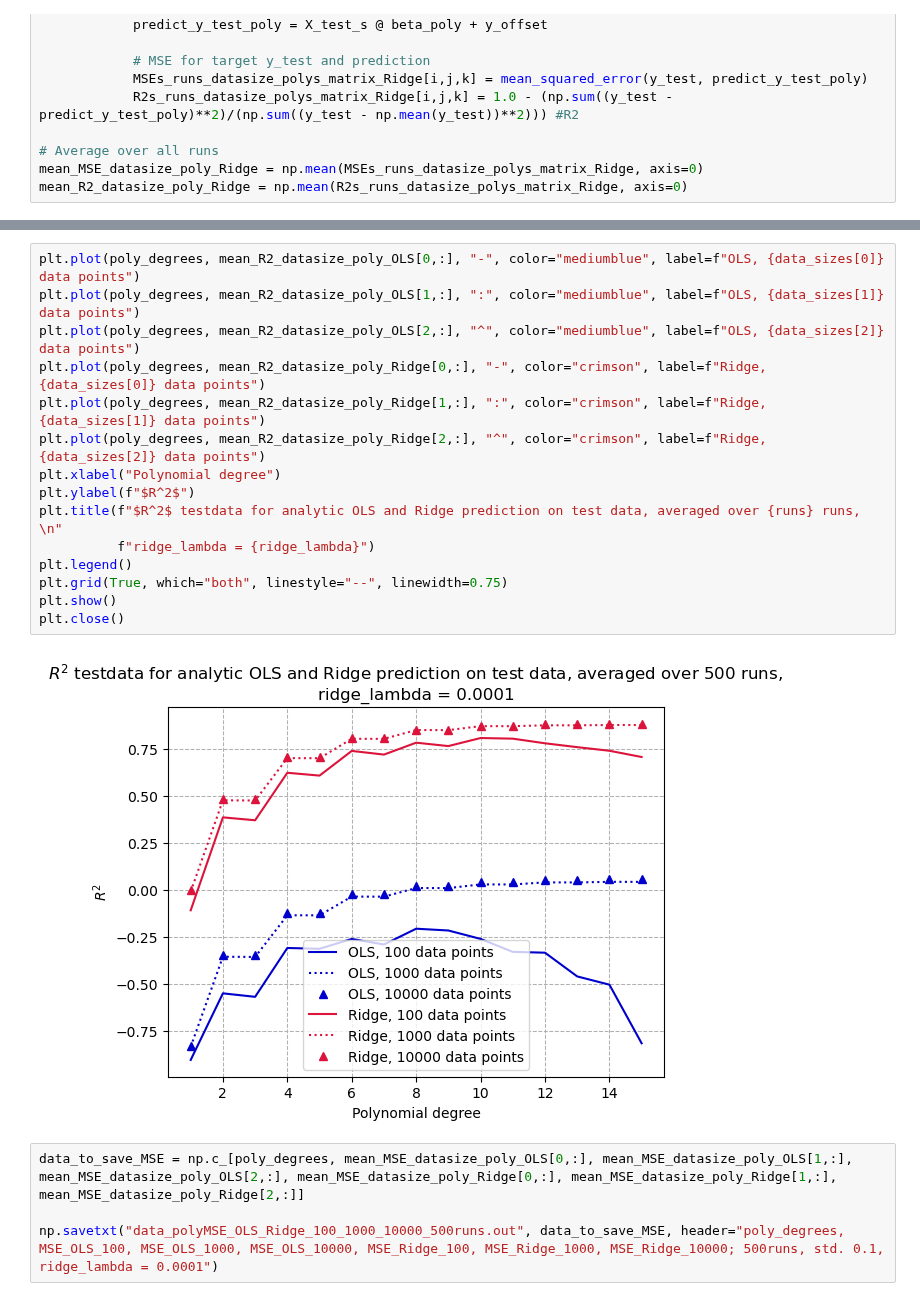
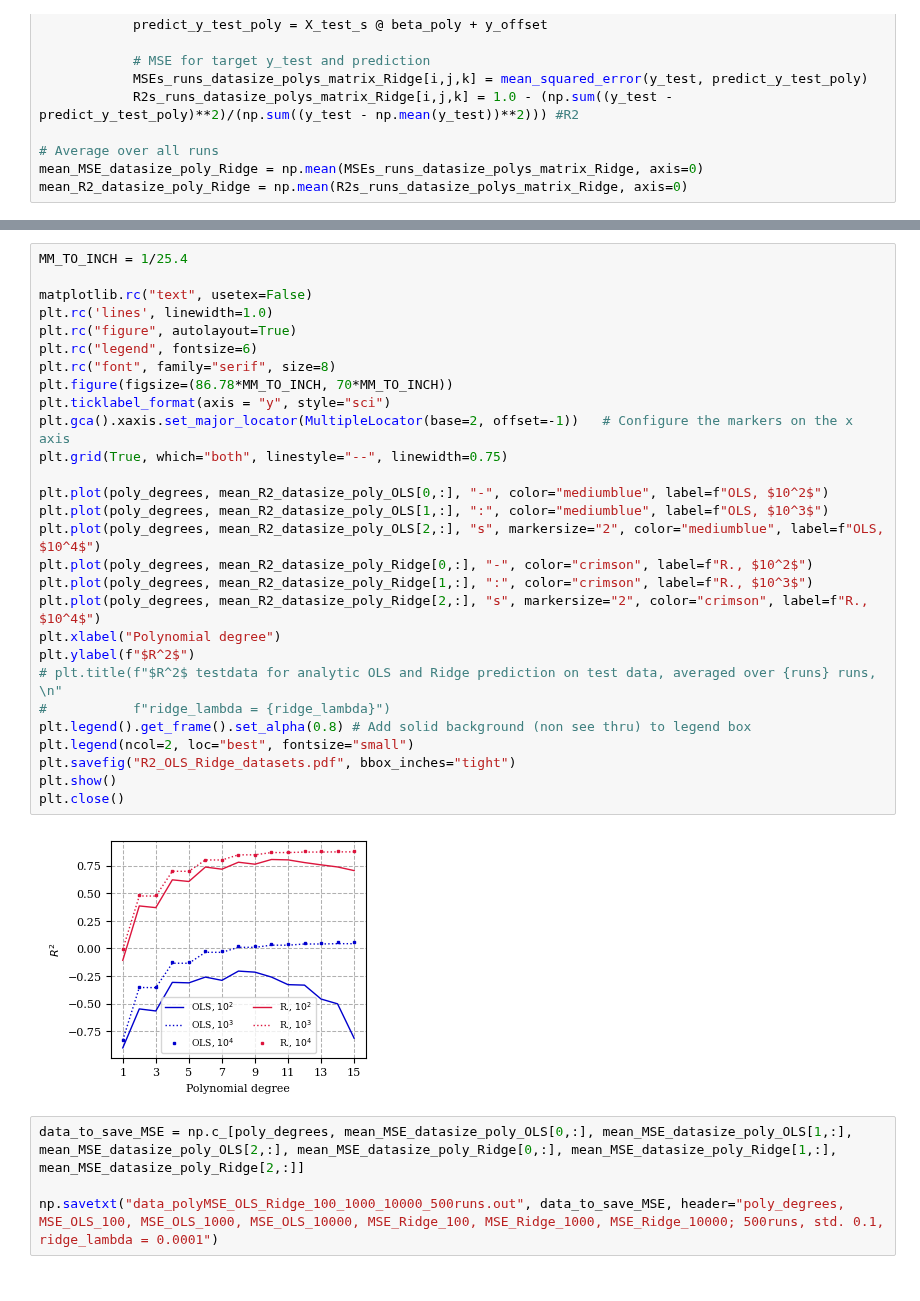
Before and after one commit to Waerstad/4155-Project-1, a Jupyter notebook: Code/Ready_code/poly_MSE_and_R2_OLS_Ridge_100_1000_10000_500runs.ipynb, the cells around one changed output, grey strips where cells are left out. Saved outputs shown, nothing was run; the diff lists cells and outputs as text.

```diff
--- a/Code/Ready_code/poly_MSE_and_R2_OLS_Ridge_100_1000_10000_500runs.ipynb
+++ b/Code/Ready_code/poly_MSE_and_R2_OLS_Ridge_100_1000_10000_500runs.ipynb
@@ -168,20 +202,33 @@ plt.close()
 # %%
-plt.plot(poly_degrees, mean_R2_datasize_poly_OLS[0,:], "-", color="mediumblue", label=f"OLS, {data_sizes[0]} data points")
-plt.plot(poly_degrees, mean_R2_datasize_poly_OLS[1,:], ":", color="mediumblue", label=f"OLS, {data_sizes[1]} data points")
-plt.plot(poly_degrees, mean_R2_datasize_poly_OLS[2,:], "^", color="mediumblue", label=f"OLS, {data_sizes[2]} data points")
-plt.plot(poly_degrees, mean_R2_datasize_poly_Ridge[0,:], "-", color="crimson", label=f"Ridge, {data_sizes[0]} data points")
-plt.plot(poly_degrees, mean_R2_datasize_poly_Ridge[1,:], ":", color="crimson", label=f"Ridge, {data_sizes[1]} data points")
-plt.plot(poly_degrees, mean_R2_datasize_poly_Ridge[2,:], "^", color="crimson", label=f"Ridge, {data_sizes[2]} data points")
+MM_TO_INCH = 1/25.4
+
+matplotlib.rc("text", usetex=False)
+plt.rc('lines', linewidth=1.0)
+plt.rc("figure", autolayout=True)
+plt.rc("legend", fontsize=6)
+plt.rc("font", family="serif", size=8)
+plt.figure(figsize=(86.78*MM_TO_INCH, 70*MM_TO_INCH))
+plt.ticklabel_format(axis = "y", style="sci")
+plt.gca().xaxis.set_major_locator(MultipleLocator(base=2, offset=-1))   # Configure the markers on the x axis
+plt.grid(True, which="both", linestyle="--", linewidth=0.75)
+
+plt.plot(poly_degrees, mean_R2_datasize_poly_OLS[0,:], "-", color="mediumblue", label=f"OLS, $10^2$")
+plt.plot(poly_degrees, mean_R2_datasize_poly_OLS[1,:], ":", color="mediumblue", label=f"OLS, $10^3$")
+plt.plot(poly_degrees, mean_R2_datasize_poly_OLS[2,:], "s", markersize="2", color="mediumblue", label=f"OLS, $10^4$")
+plt.plot(poly_degrees, mean_R2_datasize_poly_Ridge[0,:], "-", color="crimson", label=f"R., $10^2$")
+plt.plot(poly_degrees, mean_R2_datasize_poly_Ridge[1,:], ":", color="crimson", label=f"R., $10^3$")
+plt.plot(poly_degrees, mean_R2_datasize_poly_Ridge[2,:], "s", markersize="2", color="crimson", label=f"R., $10^4$")
 plt.xlabel("Polynomial degree")
 plt.ylabel(f"$R^2$")
-plt.title(f"$R^2$ testdata for analytic OLS and Ridge prediction on test data, averaged over {runs} runs, \n"
-          f"ridge_lambda = {ridge_lambda}")
-plt.legend()
-plt.grid(True, which="both", linestyle="--", linewidth=0.75)
+# plt.title(f"$R^2$ testdata for analytic OLS and Ridge prediction on test data, averaged over {runs} runs, \n"
+#           f"ridge_lambda = {ridge_lambda}")
+plt.legend().get_frame().set_alpha(0.8) # Add solid background (non see thru) to legend box
+plt.legend(ncol=2, loc="best", fontsize="small")
+plt.savefig("R2_OLS_Ridge_datasets.pdf", bbox_inches="tight")
 plt.show()
 plt.close()
 # %% [output]
-[figure, old version]
+[figure, new version]
 # %%
 data_to_save_MSE = np.c_[poly_degrees, mean_MSE_datasize_poly_OLS[0,:], mean_MSE_datasize_poly_OLS[1,:], mean_MSE_datasize_poly_OLS[2,:], mean_MSE_datasize_poly_Ridge[0,:], mean_MSE_datasize_poly_Ridge[1,:], mean_MSE_datasize_poly_Ridge[2,:]]
 
```
Also changed, not shown: parts of 2 cells of this notebook, 2 other files.
